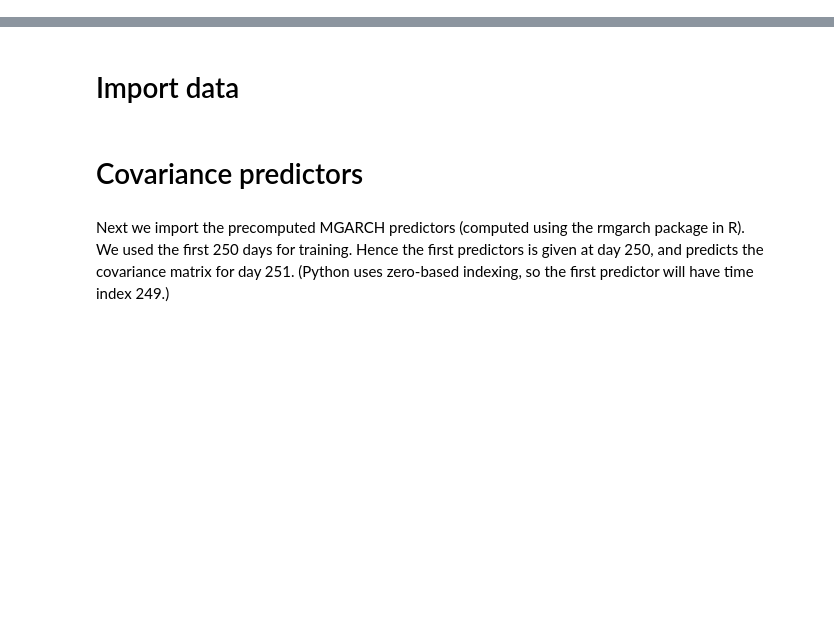
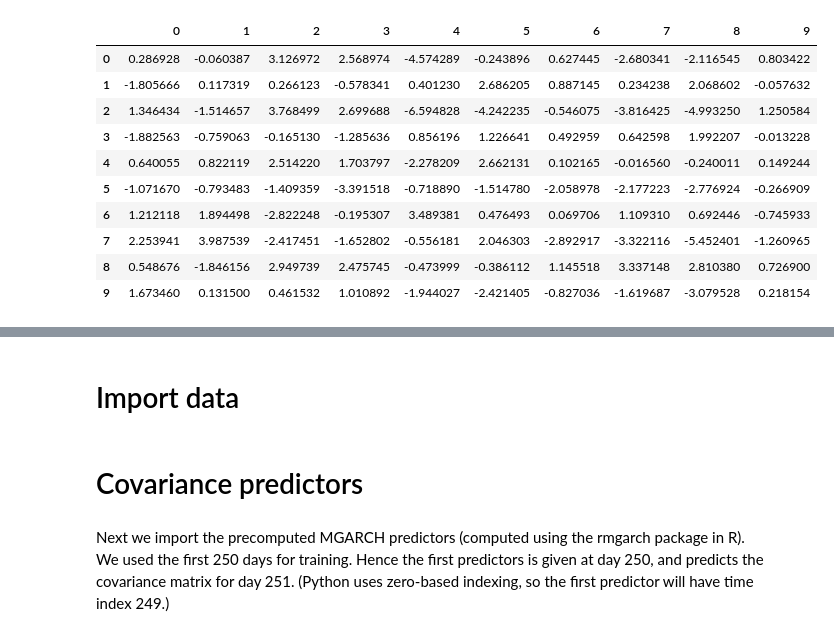
Before and after one commit to cvxgrp/cov_pred_finance, a Jupyter notebook: experiments/stock_portfolios.ipynb, the cells around one changed output, grey strips where cells are left out. Drawn from its saved outputs; the diff is of its cells as text; code cells hidden in the pictures; blank space fills up the shorter version.

```diff
--- a/experiments/stock_portfolios.ipynb
+++ b/experiments/stock_portfolios.ipynb
@@ -15,3 +15,21 @@ sns.set(font_scale=1.5)
 
 %load_ext autoreload
 %autoreload 2
+# %%
+A = np.random.randn(10,5)
+Sigma = A.T @ A
+F = np.random.randn(10,5)
+# %%
+pd.DataFrame(A@F.T)
+# %% [output]
+|  | 0 | 1 | 2 | 3 | 4 | 5 | 6 | 7 | 8 | 9 |
+| 0 | 0.286928 | -0.060387 | 3.126972 | 2.568974 | -4.574289 | -0.243896 | 0.627445 | -2.680341 | -2.116545 | 0.803422 |
+| 1 | -1.805666 | 0.117319 | 0.266123 | -0.578341 | 0.401230 | 2.686205 | 0.887145 | 0.234238 | 2.068602 | -0.057632 |
+| 2 | 1.346434 | -1.514657 | 3.768499 | 2.699688 | -6.594828 | -4.242235 | -0.546075 | -3.816425 | -4.993250 | 1.250584 |
+| 3 | -1.882563 | -0.759063 | -0.165130 | -1.285636 | 0.856196 | 1.226641 | 0.492959 | 0.642598 | 1.992207 | -0.013228 |
+| 4 | 0.640055 | 0.822119 | 2.514220 | 1.703797 | -2.278209 | 2.662131 | 0.102165 | -0.016560 | -0.240011 | 0.149244 |
+| 5 | -1.071670 | -0.793483 | -1.409359 | -3.391518 | -0.718890 | -1.514780 | -2.058978 | -2.177223 | -2.776924 | -0.266909 |
+| 6 | 1.212118 | 1.894498 | -2.822248 | -0.195307 | 3.489381 | 0.476493 | 0.069706 | 1.109310 | 0.692446 | -0.745933 |
+| 7 | 2.253941 | 3.987539 | -2.417451 | -1.652802 | -0.556181 | 2.046303 | -2.892917 | -3.322116 | -5.452401 | -1.260965 |
+| 8 | 0.548676 | -1.846156 | 2.949739 | 2.475745 | -0.473999 | -0.386112 | 1.145518 | 3.337148 | 2.810380 | 0.726900 |
+| 9 | 1.673460 | 0.131500 | 0.461532 | 1.010892 | -1.944027 | -2.421405 | -0.827036 | -1.619687 | -3.079528 | 0.218154 |
```
Also changed, not shown: parts of 14 cells of this notebook, 9 other files.
